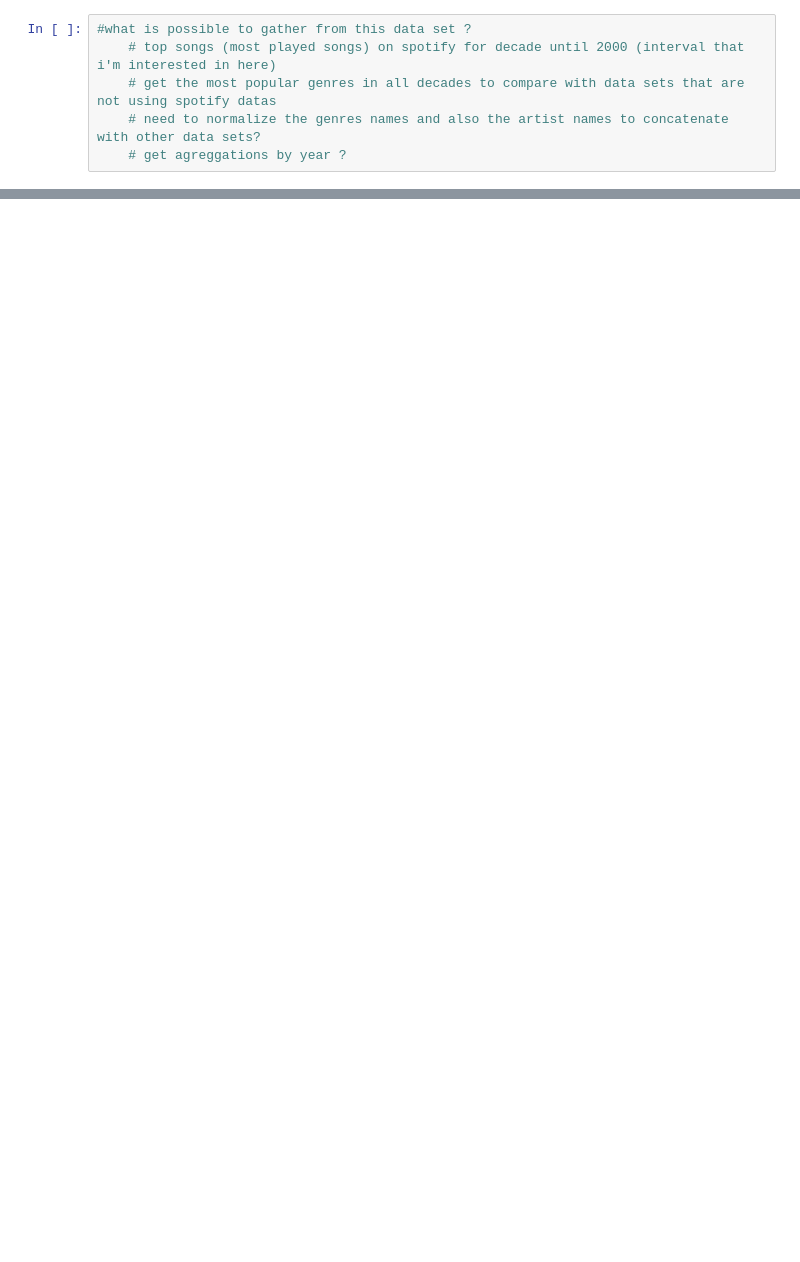
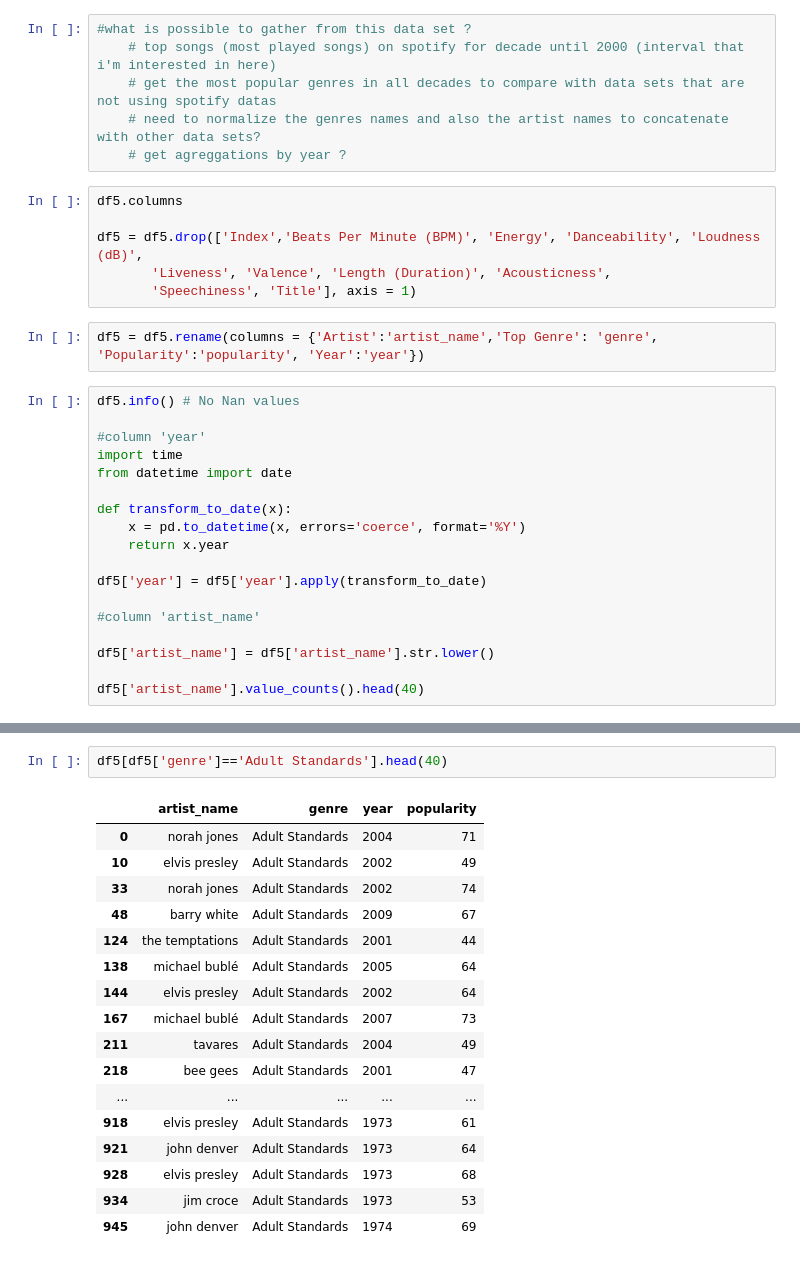
Before and after one commit to pmeirinho19/Mid_bootcamp_project, a Jupyter notebook: Notebooks/Clean Notebook/5. Spotify-2000/Clean 5. Spotify-2000.ipynb, the cells around one changed output, grey strips where cells are left out. Drawn from its saved outputs; the diff is of its cells as text; blank space fills up the shorter version.

```diff
--- a/Notebooks/Clean Notebook/5. Spotify-2000/Clean 5. Spotify-2000.ipynb
+++ b/Notebooks/Clean Notebook/5. Spotify-2000/Clean 5. Spotify-2000.ipynb
@@ -34,3 +23,29 @@ pd.read_csv('5. Spotify-2000.csv').head(50)
     # get the most popular genres in all decades to compare with data sets that are not using spotify datas
     # need to normalize the genres names and also the artist names to concatenate with other data sets?
     # get agreggations by year ?
+# %%
+df5.columns
+
+df5 = df5.drop(['Index','Beats Per Minute (BPM)', 'Energy', 'Danceability', 'Loudness (dB)',
+       'Liveness', 'Valence', 'Length (Duration)', 'Acousticness',
+       'Speechiness', 'Title'], axis = 1)
+# %%
+df5 = df5.rename(columns = {'Artist':'artist_name','Top Genre': 'genre', 'Popularity':'popularity', 'Year':'year'})
+# %%
+df5.info() # No Nan values
+
+#column 'year'
+import time
+from datetime import date
+
+def transform_to_date(x):
+    x = pd.to_datetime(x, errors='coerce', format='%Y')
+    return x.year
+
+df5['year'] = df5['year'].apply(transform_to_date)
+
+#column 'artist_name'
+
+df5['artist_name'] = df5['artist_name'].str.lower()
+
+df5['artist_name'].value_counts().head(40)
@@ -36,0 +466,20 @@ pd.read_csv('5. Spotify-2000.csv').head(50)
+# %%
+df5[df5['genre']=='Adult Standards'].head(40)
+# %% [output]
+|  | artist_name | genre | year | popularity |
+| 0 | norah jones | Adult Standards | 2004 | 71 |
+| 10 | elvis presley | Adult Standards | 2002 | 49 |
+| 33 | norah jones | Adult Standards | 2002 | 74 |
+| 48 | barry white | Adult Standards | 2009 | 67 |
+| 124 | the temptations | Adult Standards | 2001 | 44 |
+| 138 | michael bublé | Adult Standards | 2005 | 64 |
+| 144 | elvis presley | Adult Standards | 2002 | 64 |
+| 167 | michael bublé | Adult Standards | 2007 | 73 |
+| 211 | tavares | Adult Standards | 2004 | 49 |
+| 218 | bee gees | Adult Standards | 2001 | 47 |
+| ... | ... | ... | ... | ... |
+| 918 | elvis presley | Adult Standards | 1973 | 61 |
+| 921 | john denver | Adult Standards | 1973 | 64 |
+| 928 | elvis presley | Adult Standards | 1973 | 68 |
+| 934 | jim croce | Adult Standards | 1973 | 53 |
+| 945 | john denver | Adult Standards | 1974 | 69 |
```
Also changed, not shown: parts of 14 cells of this notebook, 15 other files.
